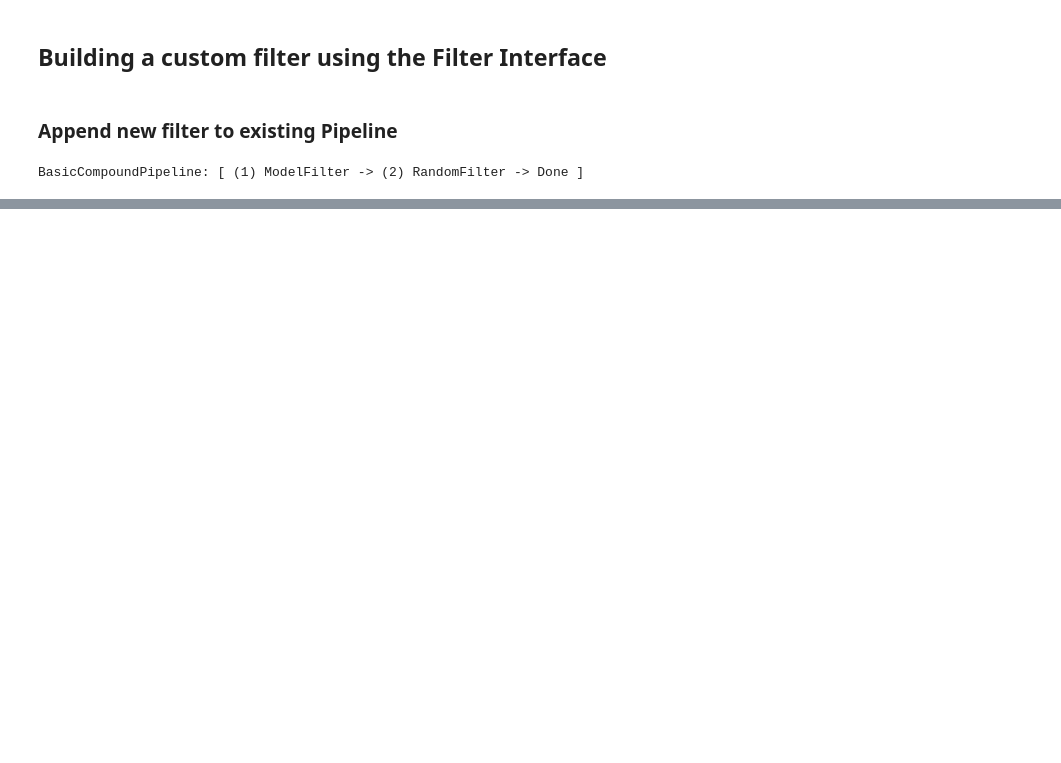
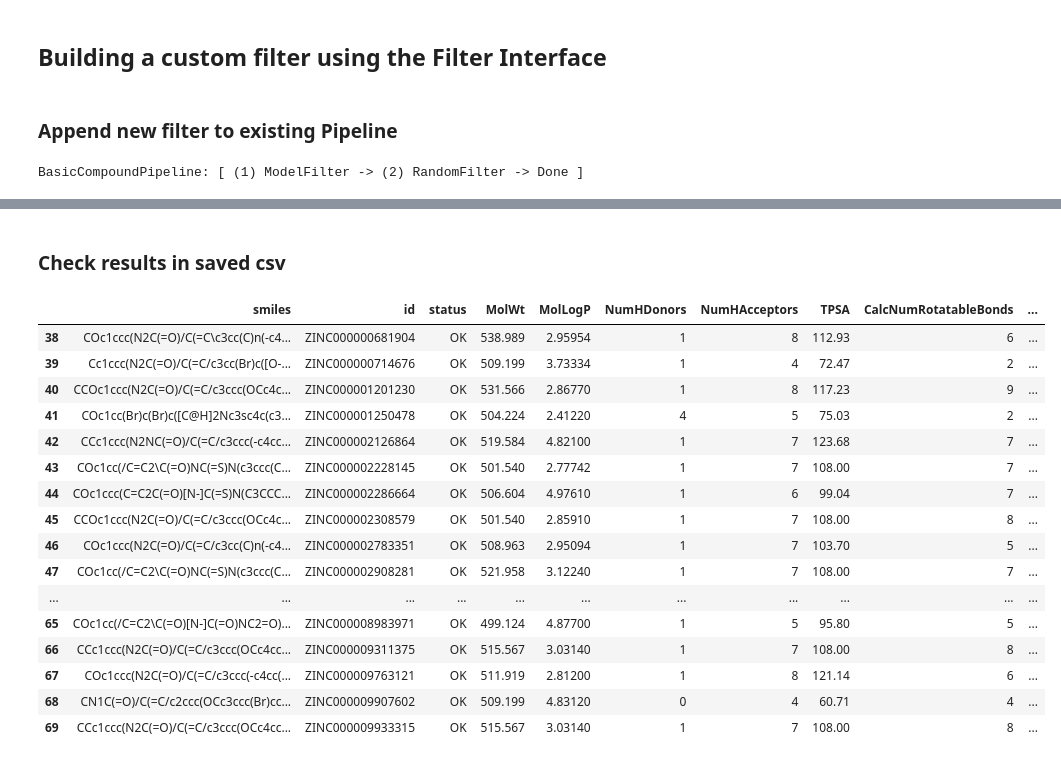
Before and after one commit to SMU-CATCO/SmartCADD, a Jupyter notebook: examples/smartcadd-tutorial.ipynb, the cells around one changed output, grey strips where cells are left out. Drawn from its saved outputs; the diff is of its cells as text; code cells hidden in the pictures; blank space fills up the shorter version.

Commit message:
updated example; updated save functionality to append if results exist

```diff
--- a/examples/smartcadd-tutorial.ipynb
+++ b/examples/smartcadd-tutorial.ipynb
@@ -169,0 +233,25 @@ Length of batch after filtering: 0
+# %% [markdown]
+### Check results in saved csv
+# %%
+import pandas as pd
+
+admet_results = pd.read_csv("./data/ADMET_filtered.csv")
+admet_results[admet_results['keep'] == False]
+# %% [output]
+|  | smiles | id | status | MolWt | MolLogP | NumHDonors | NumHAcceptors | TPSA | CalcNumRotatableBonds | ... |
+| 38 | COc1ccc(N2C(=O)/C(=C\c3cc(C)n(-c4... | ZINC000000681904 | OK | 538.989 | 2.95954 | 1 | 8 | 112.93 | 6 | ... |
+| 39 | Cc1ccc(N2C(=O)/C(=C/c3cc(Br)c([O-... | ZINC000000714676 | OK | 509.199 | 3.73334 | 1 | 4 | 72.47 | 2 | ... |
+| 40 | CCOc1ccc(N2C(=O)/C(=C/c3ccc(OCc4c... | ZINC000001201230 | OK | 531.566 | 2.86770 | 1 | 8 | 117.23 | 9 | ... |
+| 41 | COc1cc(Br)c(Br)c([C@H]2Nc3sc4c(c3... | ZINC000001250478 | OK | 504.224 | 2.41220 | 4 | 5 | 75.03 | 2 | ... |
+| 42 | CCc1ccc(N2NC(=O)/C(=C/c3ccc(-c4cc... | ZINC000002126864 | OK | 519.584 | 4.82100 | 1 | 7 | 123.68 | 7 | ... |
+| 43 | COc1cc(/C=C2\C(=O)NC(=S)N(c3ccc(C... | ZINC000002228145 | OK | 501.540 | 2.77742 | 1 | 7 | 108.00 | 7 | ... |
+| 44 | COc1ccc(C=C2C(=O)[N-]C(=S)N(C3CCC... | ZINC000002286664 | OK | 506.604 | 4.97610 | 1 | 6 | 99.04 | 7 | ... |
+| 45 | CCOc1ccc(N2C(=O)/C(=C/c3ccc(OCc4c... | ZINC000002308579 | OK | 501.540 | 2.85910 | 1 | 7 | 108.00 | 8 | ... |
+| 46 | COc1ccc(N2C(=O)/C(=C/c3cc(C)n(-c4... | ZINC000002783351 | OK | 508.963 | 2.95094 | 1 | 7 | 103.70 | 5 | ... |
+| 47 | COc1cc(/C=C2\C(=O)NC(=S)N(c3ccc(C... | ZINC000002908281 | OK | 521.958 | 3.12240 | 1 | 7 | 108.00 | 7 | ... |
+| ... | ... | ... | ... | ... | ... | ... | ... | ... | ... | ... |
+| 65 | COc1cc(/C=C2\C(=O)[N-]C(=O)NC2=O)... | ZINC000008983971 | OK | 499.124 | 4.87700 | 1 | 5 | 95.80 | 5 | ... |
+| 66 | CCc1ccc(N2C(=O)/C(=C/c3ccc(OCc4cc... | ZINC000009311375 | OK | 515.567 | 3.03140 | 1 | 7 | 108.00 | 8 | ... |
+| 67 | COc1ccc(N2C(=O)/C(=C/c3ccc(-c4cc(... | ZINC000009763121 | OK | 511.919 | 2.81200 | 1 | 8 | 121.14 | 6 | ... |
+| 68 | CN1C(=O)/C(=C/c2ccc(OCc3ccc(Br)cc... | ZINC000009907602 | OK | 509.199 | 4.83120 | 0 | 4 | 60.71 | 4 | ... |
+| 69 | CCc1ccc(N2C(=O)/C(=C/c3ccc(OCc4cc... | ZINC000009933315 | OK | 515.567 | 3.03140 | 1 | 7 | 108.00 | 8 | ... |
```
Also changed, not shown: parts of 8 cells of this notebook, 1 other file.
